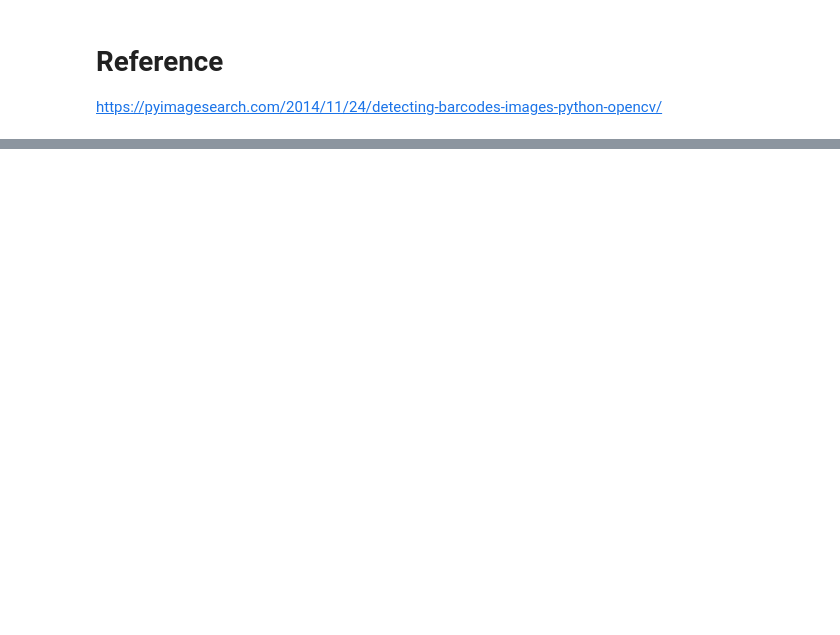
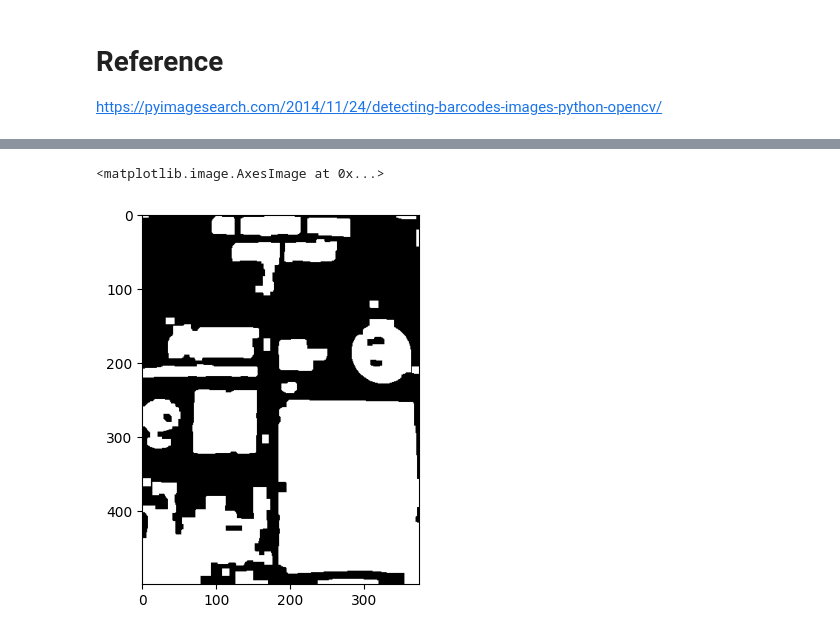
Before and after one commit to hugo004/ML-Practice, a Jupyter notebook: computer vision/barcode_detection.ipynb, the cells around one changed output, grey strips where cells are left out. Cells and saved outputs as stored; diff of their text form; code cells hidden in the pictures; blank space fills up the shorter version.

```diff
--- a/computer vision/barcode_detection.ipynb
+++ b/computer vision/barcode_detection.ipynb
@@ -53,0 +62,8 @@ plt.imshow(np.hstack([
+# %%
+erode = cv2.erode(closed, None, iterations=4)
+dilate = cv2.dilate(erode, None, iterations=4)
+
+plt.imshow(dilate, cmap=plt.cm.gray)
+# %% [output]
+<matplotlib.image.AxesImage at 0x...>
+[figure, added]
```
Also changed, not shown: parts of 4 cells of this notebook, 2 other files.
